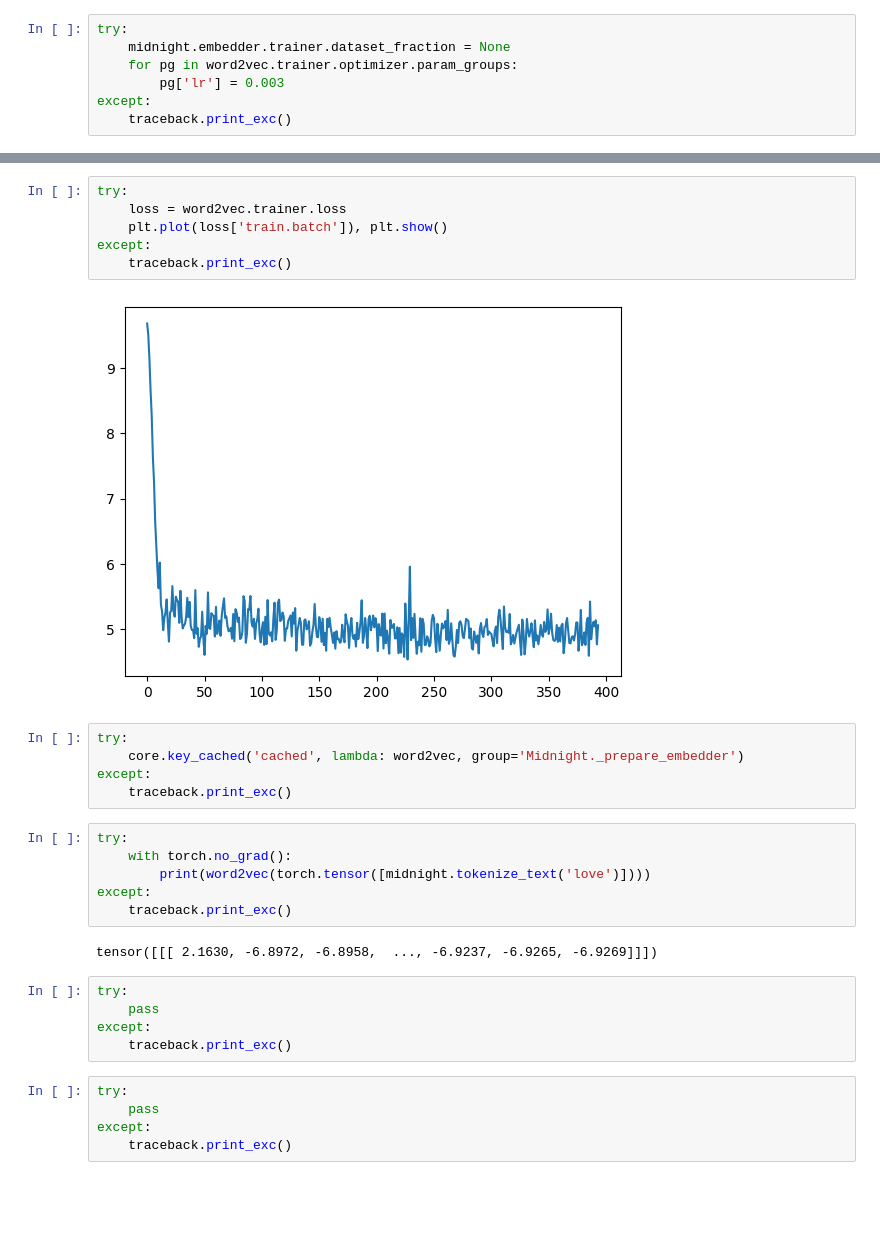
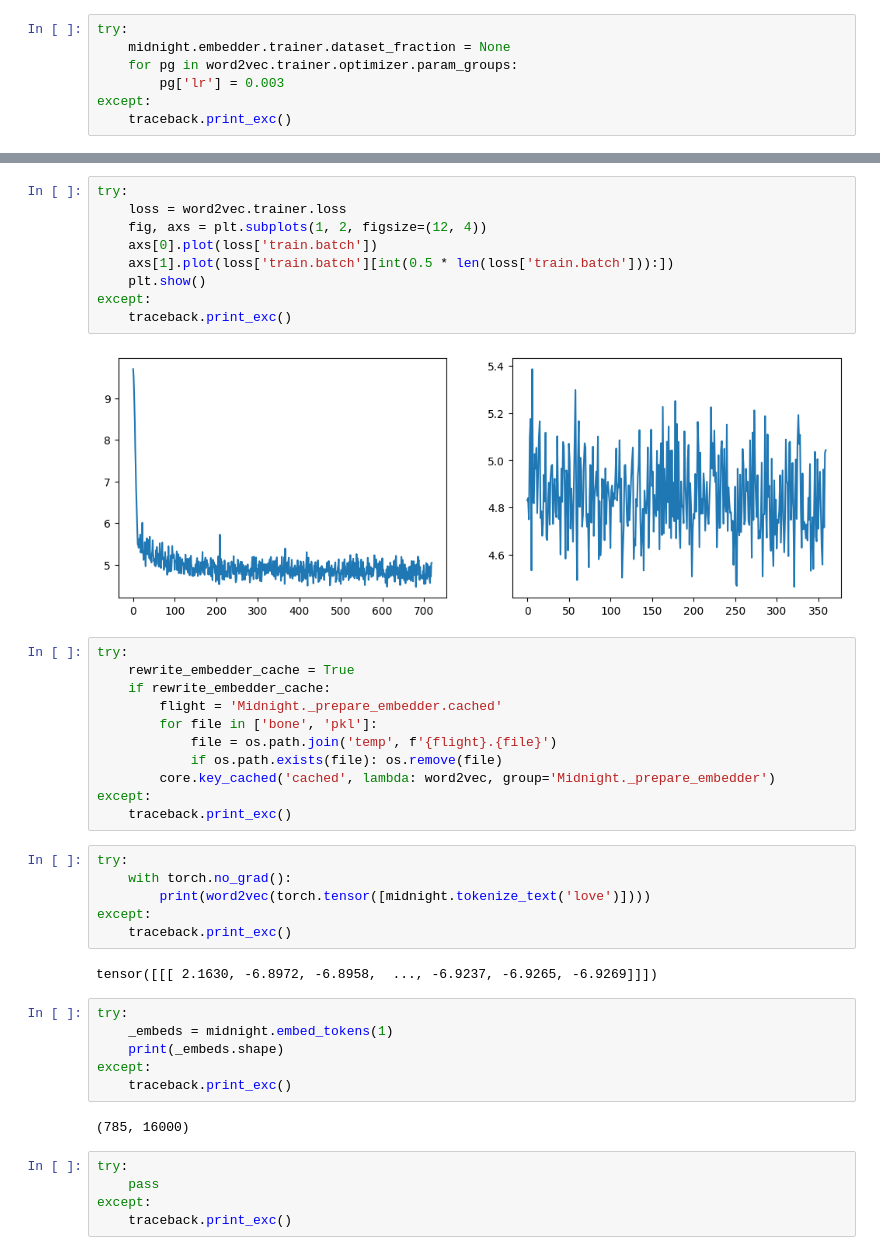
Before and after one commit to Minecraftian14/dl-gen-lyrics, a Jupyter notebook: sandbox/a_night_so_dark_that_it_steals_away_the_shine.ipynb, the cells around one changed output, grey strips where cells are left out. Saved outputs shown, nothing was run; the diff lists cells and outputs as text; blank space fills up the shorter version.

```diff
--- a/sandbox/a_night_so_dark_that_it_steals_away_the_shine.ipynb
+++ b/sandbox/a_night_so_dark_that_it_steals_away_the_shine.ipynb
@@ -309,14 +336,23 @@ batch 3.1568831474620236
 # %%
 try:
     loss = word2vec.trainer.loss
-    plt.plot(loss['train.batch']), plt.show()
+    fig, axs = plt.subplots(1, 2, figsize=(12, 4))
+    axs[0].plot(loss['train.batch'])
+    axs[1].plot(loss['train.batch'][int(0.5 * len(loss['train.batch'])):])
+    plt.show()
 except:
     traceback.print_exc()
 # %% [output]
-[figure, old version]
+[figure, new version]
 # %%
 try:
-    core.key_cached('cached', lambda: word2vec, group='Midnight._prepare_embedder')
+    rewrite_embedder_cache = True
+    if rewrite_embedder_cache:
+        flight = 'Midnight._prepare_embedder.cached'
+        for file in ['bone', 'pkl']:
+            file = os.path.join('temp', f'{flight}.{file}')
+            if os.path.exists(file): os.remove(file)
+        core.key_cached('cached', lambda: word2vec, group='Midnight._prepare_embedder')
 except:
     traceback.print_exc()
 # %%
@@ -329,9 +365,12 @@ except:
 tensor([[[ 2.1630, -6.8972, -6.8958,  ..., -6.9237, -6.9265, -6.9269]]])
 # %%
 try:
-    pass
+    _embeds = midnight.embed_tokens(1)
+    print(_embeds.shape)
 except:
     traceback.print_exc()
+# %% [output]
+(785, 16000)
 # %%
 try:
     pass
```
Also changed, not shown: parts of 12 cells of this notebook, 3 other files.
